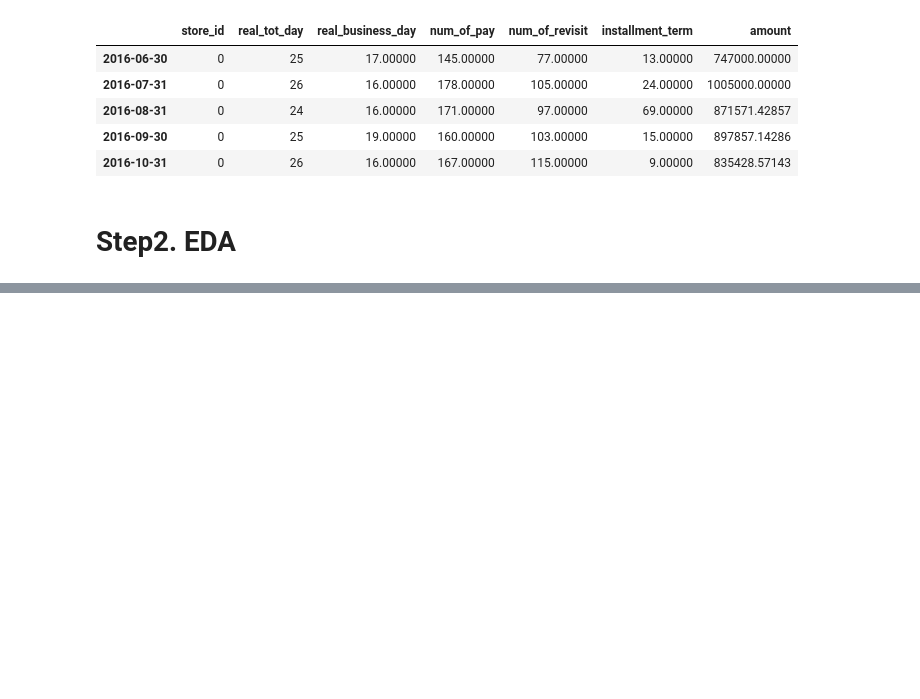
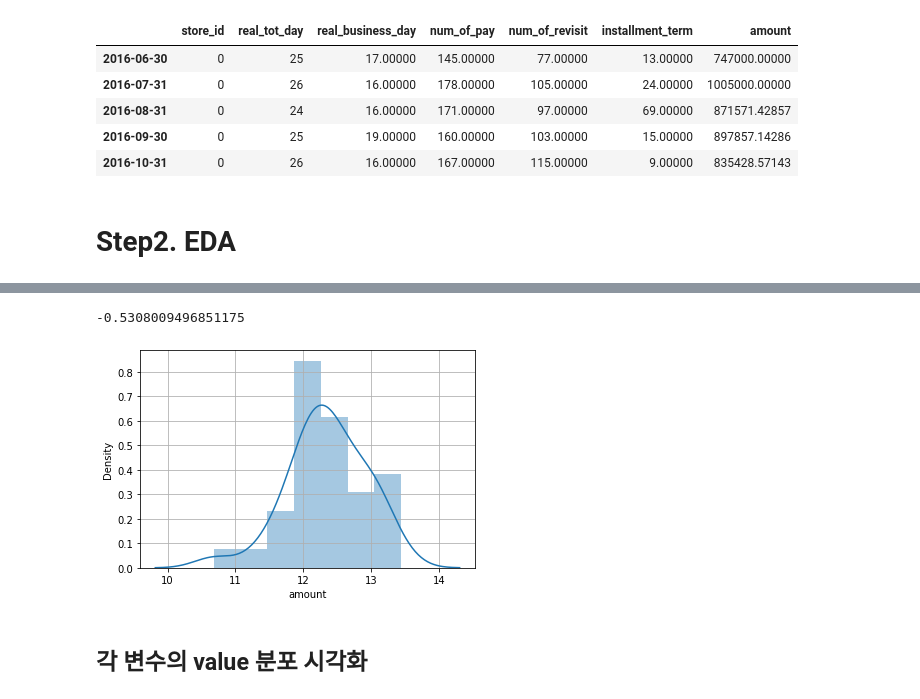
Before and after one commit to factorLee/kaggle-dacon, a Jupyter notebook: dacon/[연습]상점 신용카드 매출 예측 경진대회/baseline필사01.ipynb, the cells around one changed output, grey strips where cells are left out. Saved outputs shown, nothing was run; the diff lists cells and outputs as text; code cells hidden in the pictures; blank space fills up the shorter version.

```diff
--- a/dacon/[연습]상점 신용카드 매출 예측 경진대회/baseline필사01.ipynb
+++ b/dacon/[연습]상점 신용카드 매출 예측 경진대회/baseline필사01.ipynb
@@ -366,0 +389,10 @@ df_month.head()
+# %%
+print(np.log(df_month[df_month.store_id == 2].amount).skew())
+sns.distplot(np.log(df_month[df_month.store_id == 2].amount))
+plt.grid()
+plt.show()
+# %% [output]
+-0.5308009496851175
+[figure, added]
+# %% [markdown]
+## 각 변수의 value 분포 시각화
```
Also changed, not shown: parts of 16 cells of this notebook.
